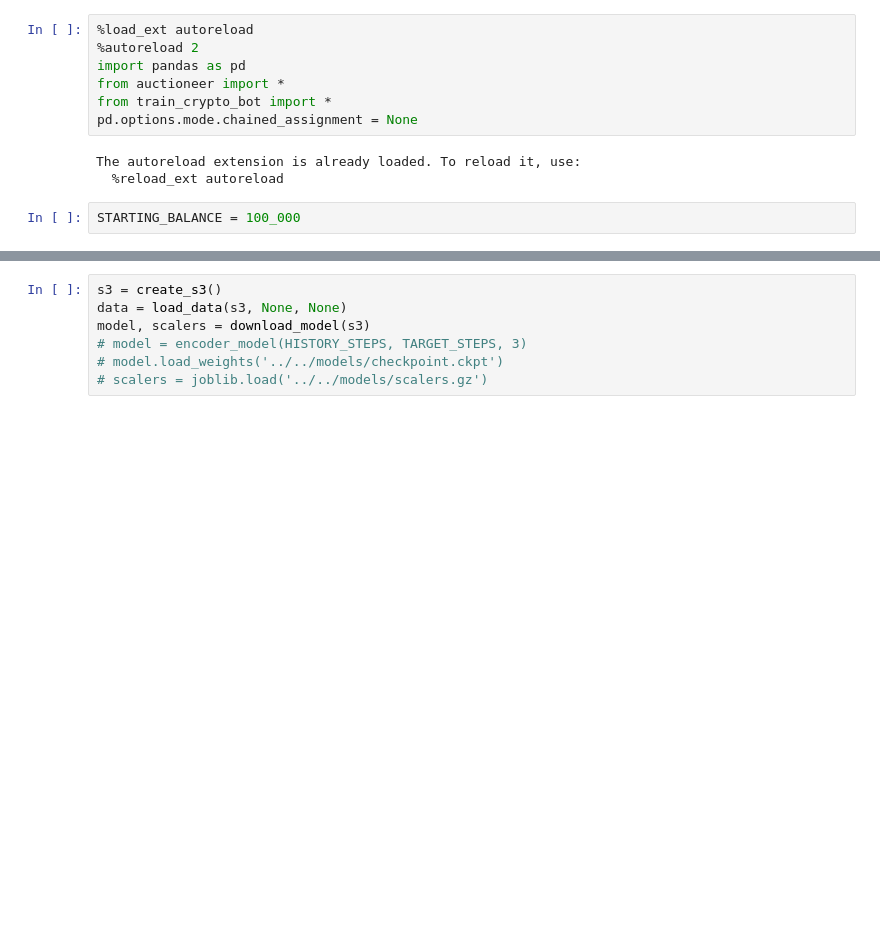
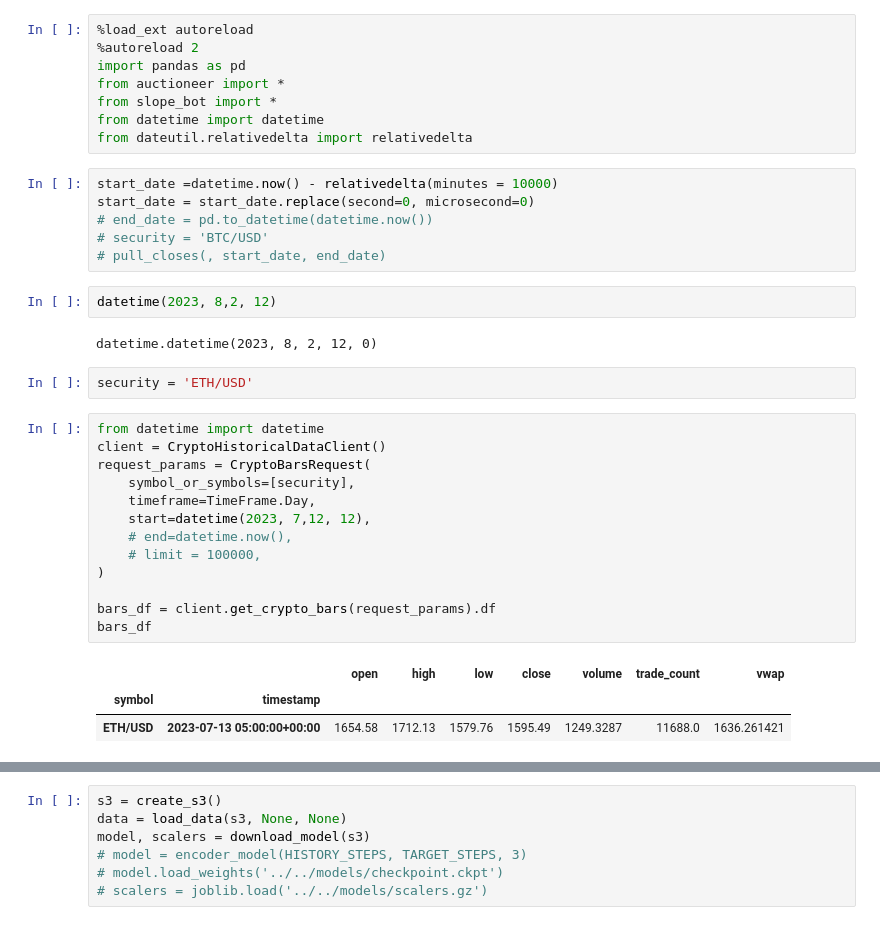
Before and after one commit to lkleinbrodt/auctioneer, a Jupyter notebook: src/notebook.ipynb, the cells around one changed output, grey strips where cells are left out. Cells and saved outputs as stored; diff of their text form; blank space fills up the shorter version.

Commit message:
make slope bot class, but boy alpacaa sucks

```diff
--- a/src/notebook.ipynb
+++ b/src/notebook.ipynb
@@ -3,10 +3,35 @@
 %autoreload 2
 import pandas as pd
 from auctioneer import *
-from train_crypto_bot import *
-pd.options.mode.chained_assignment = None
+from slope_bot import *
+from datetime import datetime
+from dateutil.relativedelta import relativedelta
-# %% [output]
-The autoreload extension is already loaded. To reload it, use:
-  %reload_ext autoreload
-# %%
-STARTING_BALANCE = 100_000
+# %%
+start_date =datetime.now() - relativedelta(minutes = 10000)
+start_date = start_date.replace(second=0, microsecond=0)
+# end_date = pd.to_datetime(datetime.now())
+# security = 'BTC/USD'
+# pull_closes(, start_date, end_date)
+# %%
+datetime(2023, 8,2, 12)
+# %% [output]
+datetime.datetime(2023, 8, 2, 12, 0)
+# %%
+security = 'ETH/USD'
+# %%
+from datetime import datetime
+client = CryptoHistoricalDataClient()
+request_params = CryptoBarsRequest(
+    symbol_or_symbols=[security],
+    timeframe=TimeFrame.Day,
+    start=datetime(2023, 7,12, 12),
+    # end=datetime.now(),
+    # limit = 100000,
+)
+
+bars_df = client.get_crypto_bars(request_params).df
+bars_df
+# %% [output]
+|  |  | open | high | low | close | volume | trade_count | vwap |
+| symbol | timestamp |  |  |  |  |  |  |  |
+| ETH/USD | 2023-07-13 05:00:00+00:00 | 1654.58 | 1712.13 | 1579.76 | 1595.49 | 1249.3287 | 11688.0 | 1636.261421 |
```
Also changed, not shown: parts of 2 cells of this notebook, 1 other file.
